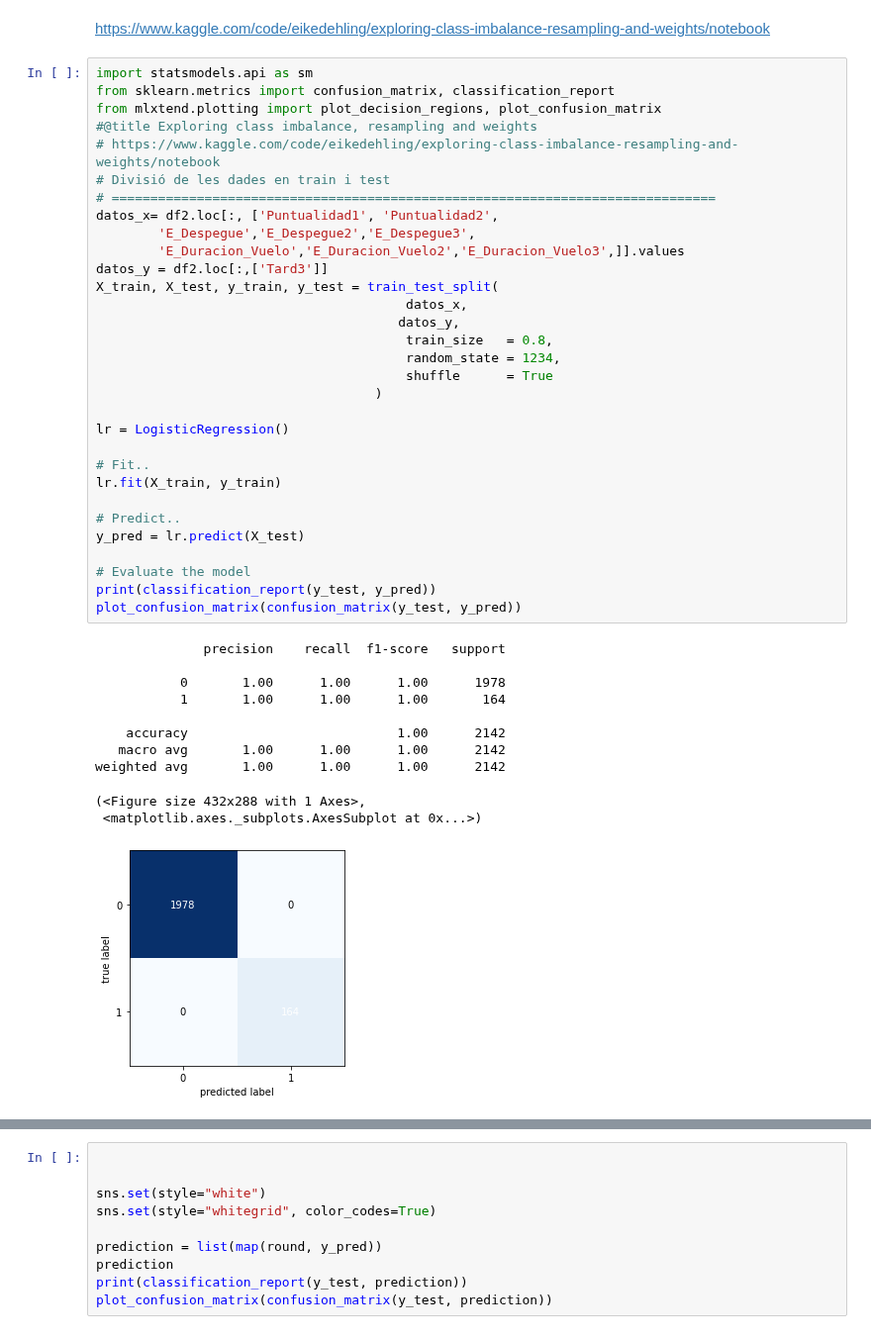
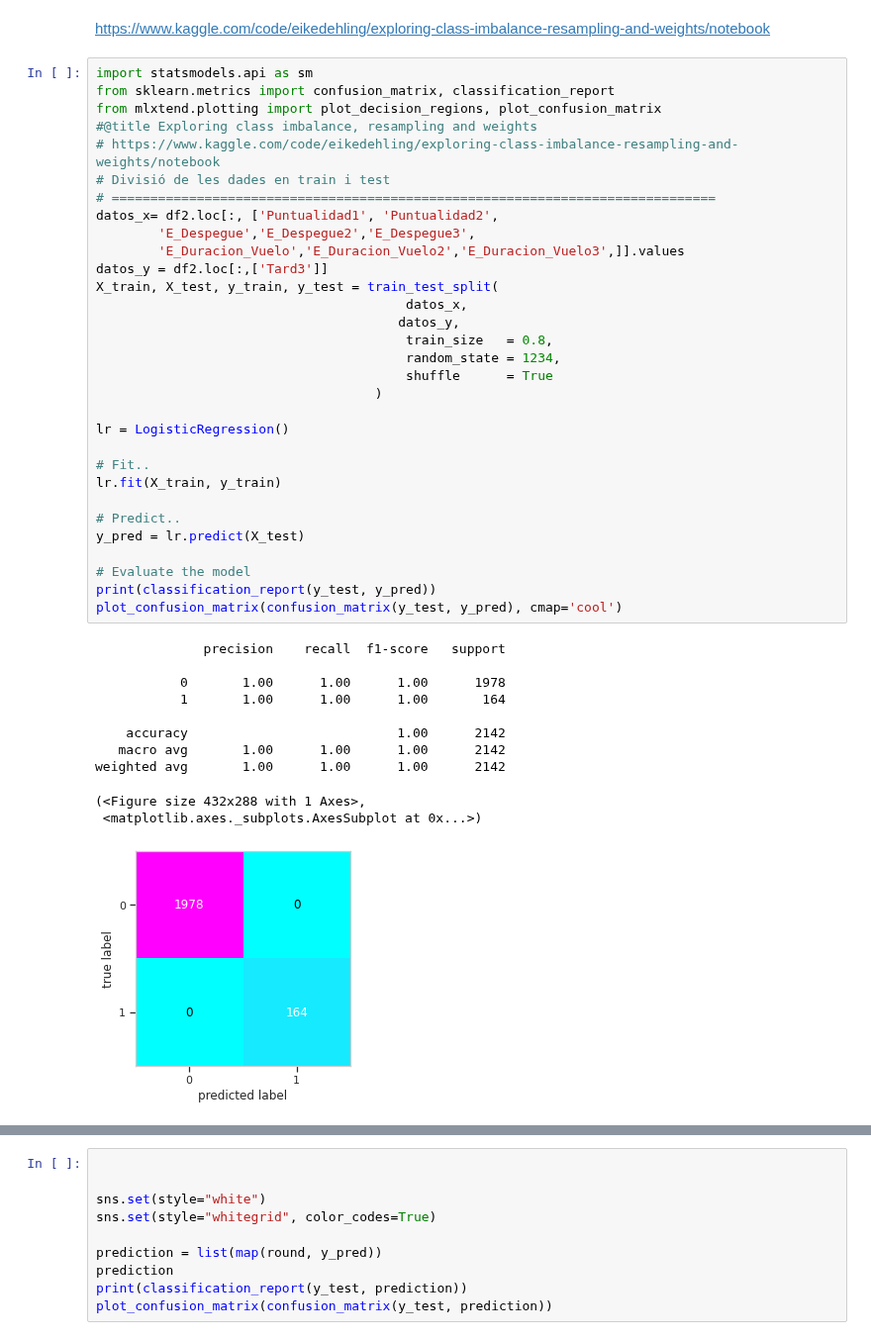
Before and after one commit to JMML2021/Entrega-projecte-final, a Jupyter notebook: utilitzar_loggistic_regression_per_mirar_els_coeficients_.ipynb, the cells around one changed output, grey strips where cells are left out. Shown at 99% size. Saved outputs shown, nothing was run; the diff lists cells and outputs as text.

```diff
--- a/utilitzar_loggistic_regression_per_mirar_els_coeficients_.ipynb
+++ b/utilitzar_loggistic_regression_per_mirar_els_coeficients_.ipynb
@@ -422,35 +440,35 @@ datos_x= df2.loc[:, ['Puntualidad1', 'Puntualidad2',
 datos_y = df2.loc[:,['Tard3']]
 X_train, X_test, y_train, y_test = train_test_split(
                                         datos_x,
                                        datos_y,
                                         train_size   = 0.8,
                                         random_state = 1234,
                                         shuffle      = True
                                     )
 
 lr = LogisticRegression()
 
 # Fit..
 lr.fit(X_train, y_train)
 
 # Predict..
 y_pred = lr.predict(X_test)
 
 # Evaluate the model
 print(classification_report(y_test, y_pred))
-plot_confusion_matrix(confusion_matrix(y_test, y_pred))
+plot_confusion_matrix(confusion_matrix(y_test, y_pred), cmap='cool')
 # %% [output]
               precision    recall  f1-score   support
 
            0       1.00      1.00      1.00      1978
            1       1.00      1.00      1.00       164
 
     accuracy                           1.00      2142
    macro avg       1.00      1.00      1.00      2142
 weighted avg       1.00      1.00      1.00      2142
 (<Figure size 432x288 with 1 Axes>,
  <matplotlib.axes._subplots.AxesSubplot at 0x...>)
-[figure, old version]
+[figure, new version]
 # %%
 #@title Scaling..
 datos_x= df2.loc[:, ['Puntualidad1', 'Puntualidad2',
```
Also changed, not shown: parts of 19 cells of this notebook.
